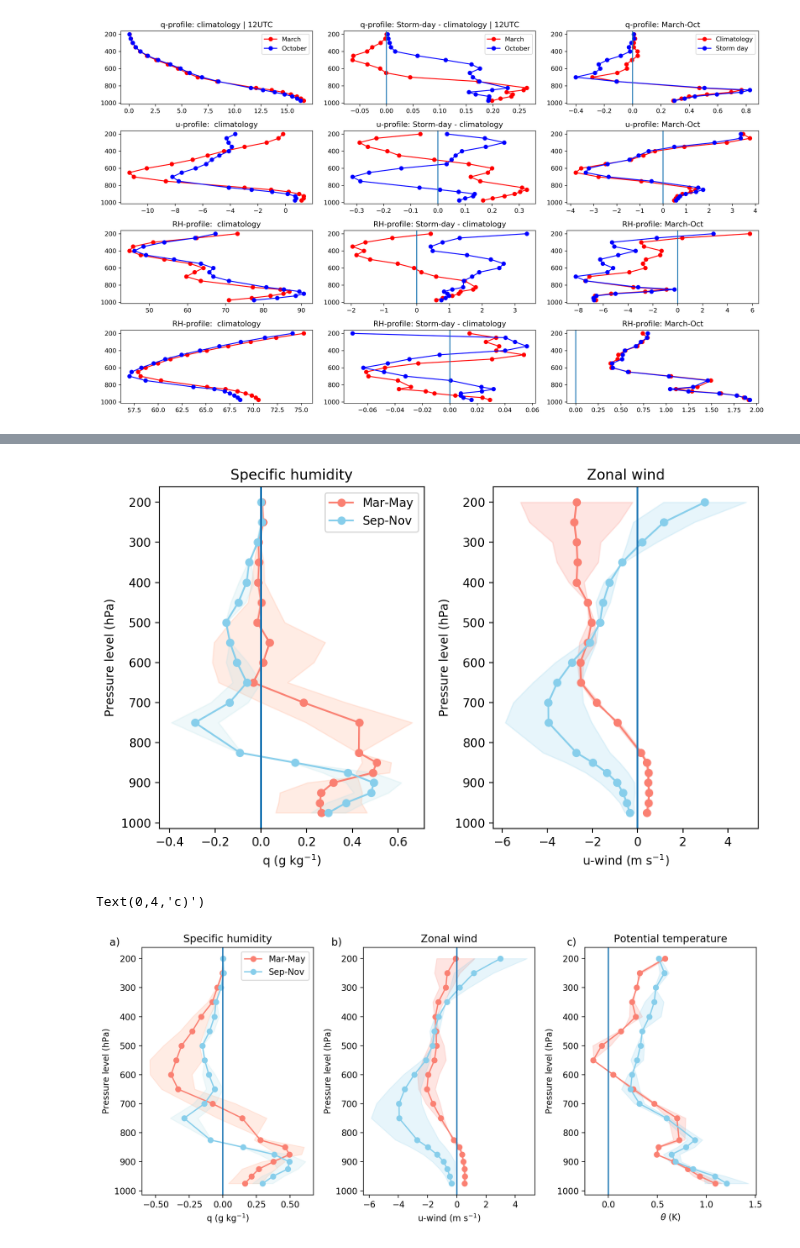
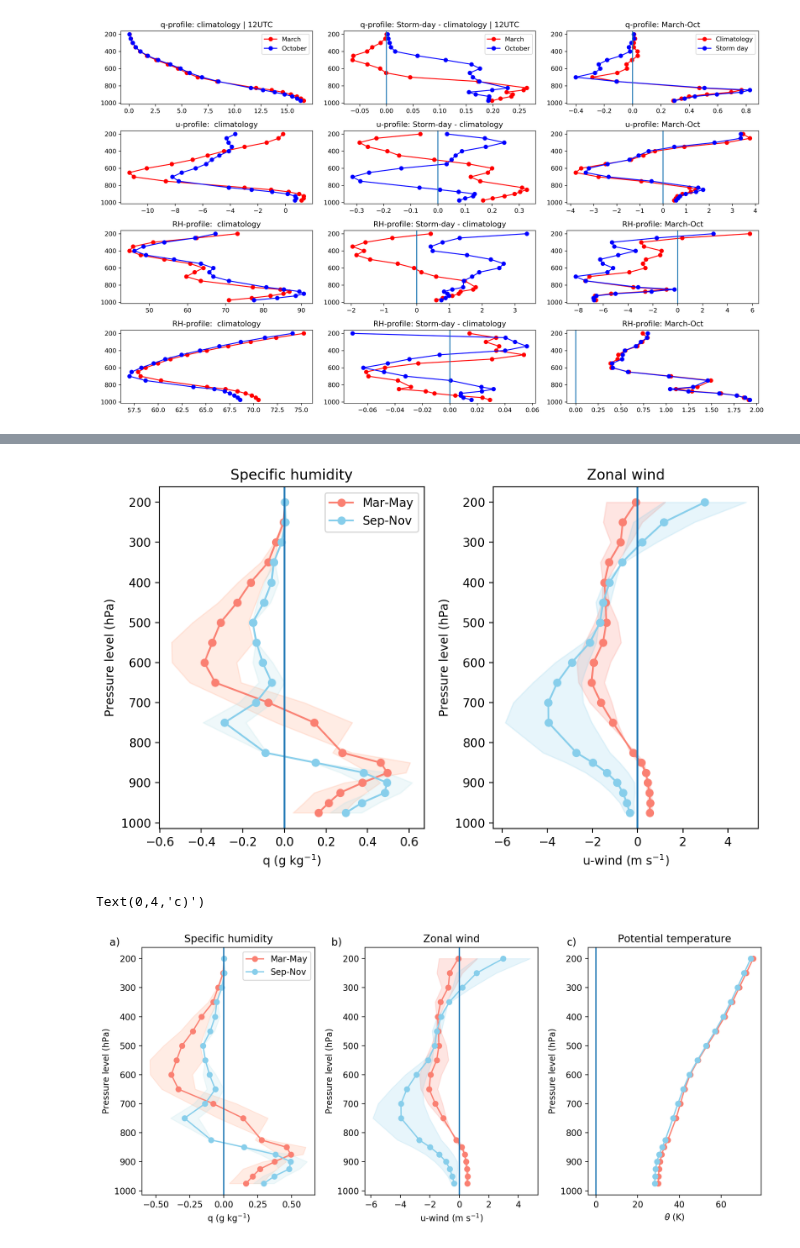
Before and after one commit to cornkle/proj_CEH, a Jupyter notebook: notebooks/CLOVER_soundings_March_Oct_stormtime_vs_average_ERA5.ipynb, the cells around one changed output, grey strips where cells are left out. Saved outputs shown, nothing was run; the diff lists cells and outputs as text; code cells hidden in the pictures.

```diff
--- a/notebooks/CLOVER_soundings_March_Oct_stormtime_vs_average_ERA5.ipynb
+++ b/notebooks/CLOVER_soundings_March_Oct_stormtime_vs_average_ERA5.ipynb
@@ -176,7 +189,7 @@ def indic(era_dic):
                 if k == 't_col':
                     theta_all.append(th)
 
-            if ((era_dic['dates'][ids].month <=4) & (era_dic['dates'][ids].month >=2)):
+            if ((era_dic['dates'][ids].month <=5) & (era_dic['dates'][ids].month >=3)):
                 first.append(diff)
                 if k == 't_col':
                     theta_s1.append(th)
@@ -273,0 +277,16 @@ era_march['t_col'].shape
+# %%
+ostrong = np.where(era_oct['tmin'] < perc_oct[0])[0]
+oweak = np.where(era_oct['tmin'] > perc_oct[1])[0]
+mstrong = np.where(era_march['tmin'] < perc_mar[0])[0]
+mweak = np.where(era_march['tmin'] > perc_mar[1])[0]
+oct_strong = {}
+oct_weak = {}
+mar_strong = {}
+mar_weak = {}
+
+for v in era_march.keys():
+    print(v)
+    oct_strong[v] = np.array(era_oct[v])[ostrong]
+    oct_weak[v] = np.array(era_oct[v])[oweak]
+    mar_strong[v] = np.array(era_march[v])[mstrong]
+    mar_weak[v] = np.array(era_march[v])[mweak]
@@ -641,7 +805,7 @@ plt.title('Zonal wind')
 plt.tight_layout()
 #plt.savefig('/home/ck/DIR/cornkle/figs/CLOVER/uRHq_profiles_strongWeak_small.png')
 # %% [output]
-[figure, old version]
+[figure, new version]
 # %%
 q_march =  np.array(mar_strong['q_col']).mean(axis=0)*1000
 q_oct =  np.array(oct_strong['q_col']).mean(axis=0)*1000
@@ -680,41 +844,41 @@ plt.plot(q_oct, level,'o-', label='Sep-Nov', color='skyblue')
 plt.fill_betweenx(level, q_march+q_march_std, x2=q_march-q_march_std, alpha=0.2, color='salmon')
 
 plt.fill_betweenx(level, q_oct+q_oct_std, x2=q_oct-q_oct_std, color='skyblue', alpha=0.2)
 plt.axvline(x=0)
 plt.ylabel('Pressure level (hPa)')
 plt.xlabel('u-wind (m s$^{-1})$')
 plt.gca().invert_yaxis()
 plt.title('Zonal wind')
 
+v = 'theta'
+q_march = np.array(mar_strong[v]).mean(axis=0) #- np.array(mar_weak[v]).mean(axis=0)
+q_oct = np.array(oct_strong[v]).mean(axis=0) #- np.array(oct_weak[v]).mean(axis=0)
 
-q_march = np.array(mar_strong['theta']).mean(axis=0) - np.array(mar_weak['theta']).mean(axis=0)
-q_oct = np.array(oct_strong['theta']).mean(axis=0) - np.array(oct_weak['theta']).mean(axis=0)
-
-q_march_std = np.array(mar_strong['theta']).std(axis=0) - np.array(mar_weak['theta']).std(axis=0)
-q_oct_std = np.array(oct_strong['theta']).std(axis=0) - np.array(oct_weak['theta']).std(axis=0)
+q_march_std = np.array(mar_strong[v]).std(axis=0) - np.array(mar_weak[v]).std(axis=0)
+q_oct_std = np.array(oct_strong[v]).std(axis=0) - np.array(oct_weak[v]).std(axis=0)
 
 f.add_subplot(133)
 plt.plot(q_march, level,'o-', label='Mar-May', color='salmon')
 plt.plot(q_oct, level,'o-', label='Sep-Nov', color='skyblue')
-plt.fill_betweenx(level, q_march+q_march_std, x2=q_march-q_march_std, alpha=0.2, color='salmon')
+#plt.fill_betweenx(level, q_march+q_march_std, x2=q_march-q_march_std, alpha=0.2, color='salmon')
 
-plt.fill_betweenx(level, q_oct+q_oct_std, x2=q_oct-q_oct_std, color='skyblue', alpha=0.2)
+#plt.fill_betweenx(level, q_oct+q_oct_std, x2=q_oct-q_oct_std, color='skyblue', alpha=0.2)
 plt.axvline(x=0)
 plt.ylabel('Pressure level (hPa)')
 plt.xlabel(r'$\theta$ (K)')
 plt.gca().invert_yaxis()
 plt.title('Potential temperature')
 
 plt.tight_layout()
 plt.annotate('a)', xy=(0.02, 0.93), xytext=(0, 4), size=12, xycoords=('figure fraction', 'figure fraction'),
              textcoords='offset points')
 plt.annotate('b)', xy=(0.35, 0.93), xytext=(0, 4), size=12, xycoords=('figure fraction', 'figure fraction'),
              textcoords='offset points')
 plt.annotate('c)', xy=(0.7, 0.93), xytext=(0, 4), size=12, xycoords=('figure fraction', 'figure fraction'),
              textcoords='offset points')
 # %% [output]
 Text(0,4,'c)')
-[figure, old version]
+[figure, new version]
 # %%
 varss = [('q_col', 1000, ''), ('u_col', 1), ('t_col',1), ('r_col', 1)]
 
```
Also changed, not shown: parts of 35 cells of this notebook, 19 other files.
